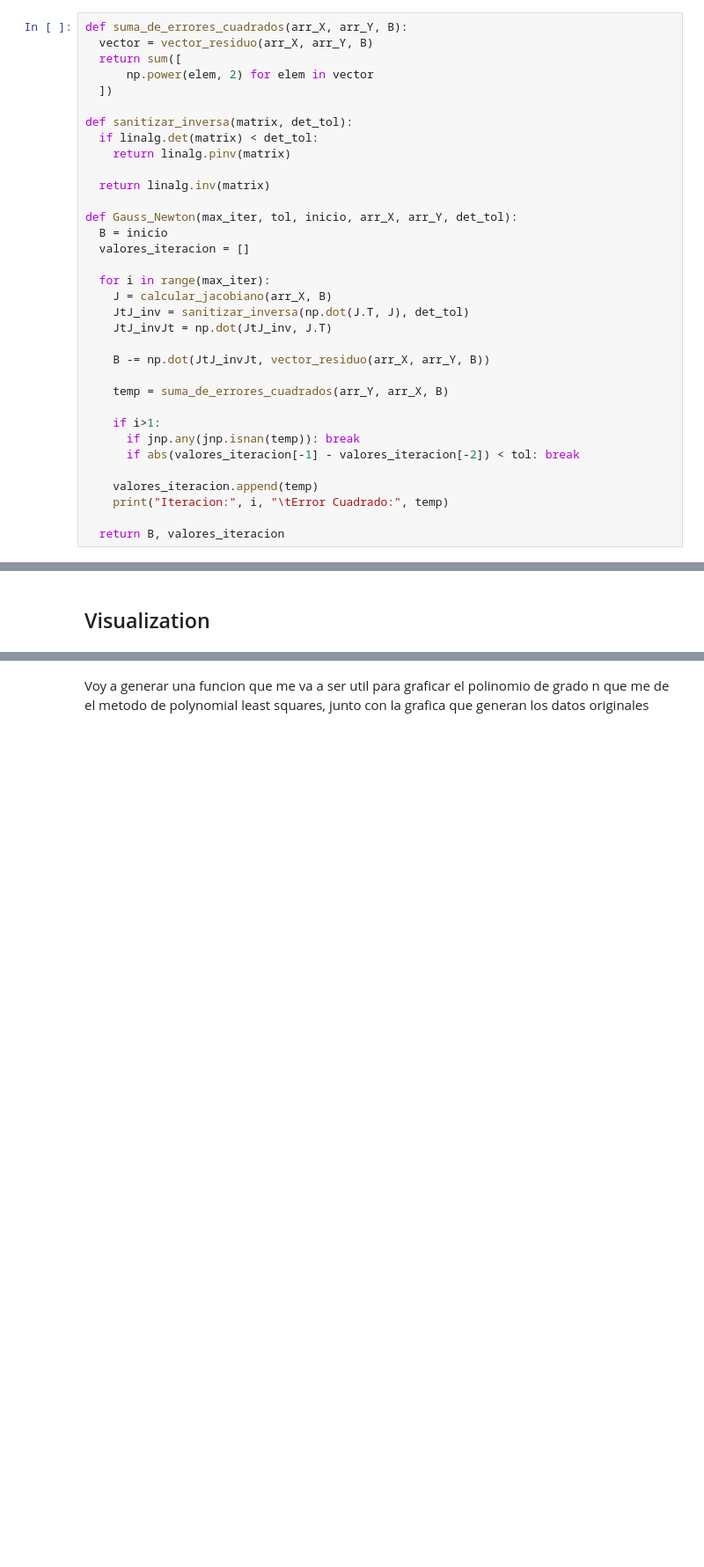
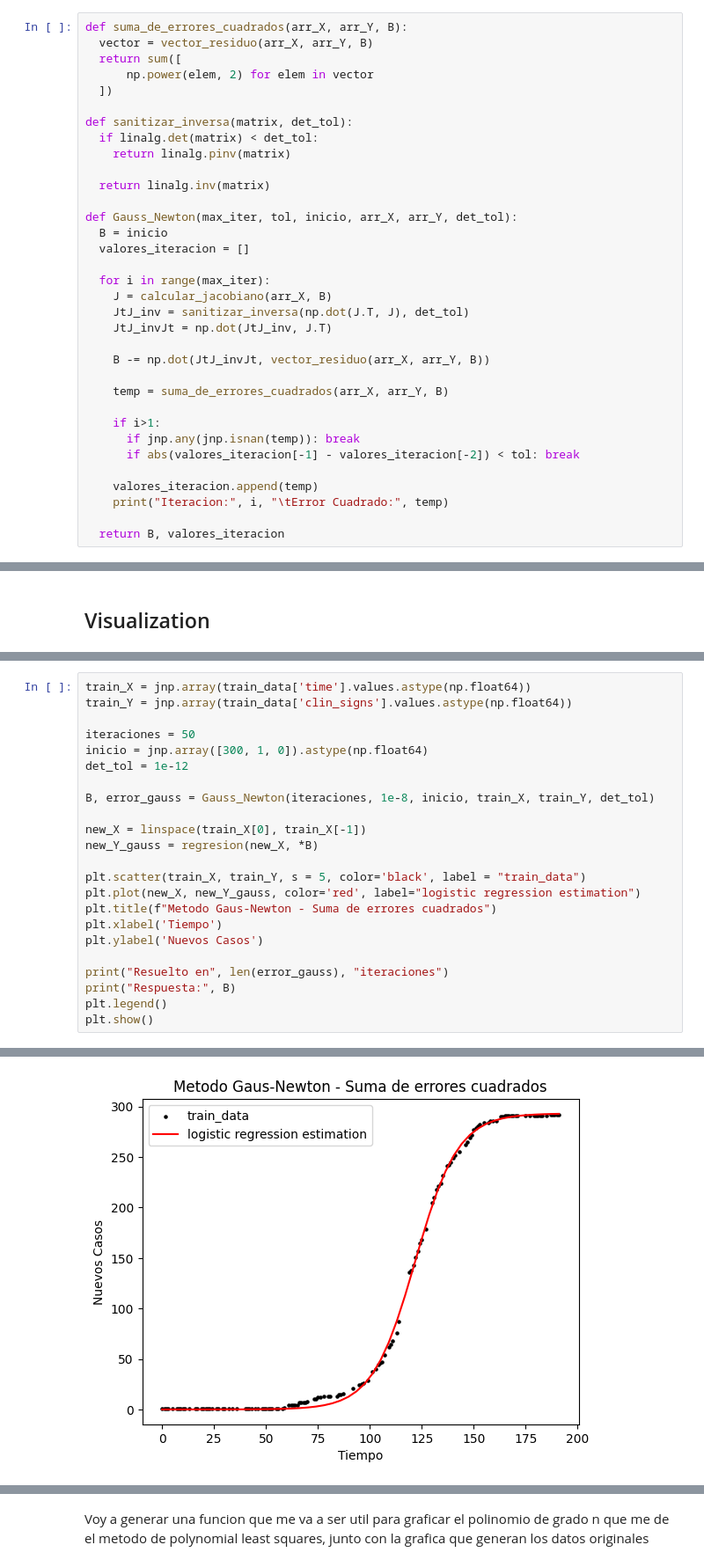
Before and after one commit to unalmedmathnum/Correa-Garcia-Lizcano-Velez, a Jupyter notebook: Tarea 2/least_squares.ipynb, the cells around one changed output, grey strips where cells are left out. Shown at 88% size. Drawn from its saved outputs; the diff is of its cells as text; blank space fills up the shorter version.

```diff
--- a/Tarea 2/least_squares.ipynb
+++ b/Tarea 2/least_squares.ipynb
@@ -184,7 +128,7 @@ def Gauss_Newton(max_iter, tol, inicio, arr_X, arr_Y, det_tol):
 
     B -= np.dot(JtJ_invJt, vector_residuo(arr_X, arr_Y, B))
 
-    temp = suma_de_errores_cuadrados(arr_Y, arr_X, B)
+    temp = suma_de_errores_cuadrados(arr_X, arr_Y, B)
 
     if i>1:
       if jnp.any(jnp.isnan(temp)): break
@@ -200,0 +199,24 @@ def Gauss_Newton(max_iter, tol, inicio, arr_X, arr_Y, det_tol):
+# %%
+train_X = jnp.array(train_data['time'].values.astype(np.float64))
+train_Y = jnp.array(train_data['clin_signs'].values.astype(np.float64))
+
+iteraciones = 50
+inicio = jnp.array([300, 1, 0]).astype(np.float64)
+det_tol = 1e-12
+
+B, error_gauss = Gauss_Newton(iteraciones, 1e-8, inicio, train_X, train_Y, det_tol)
+
+new_X = linspace(train_X[0], train_X[-1])
+new_Y_gauss = regresion(new_X, *B)
+
+plt.scatter(train_X, train_Y, s = 5, color='black', label = "train_data")
+plt.plot(new_X, new_Y_gauss, color='red', label="logistic regression estimation")
+plt.title(f"Metodo Gaus-Newton - Suma de errores cuadrados")
+plt.xlabel('Tiempo')
+plt.ylabel('Nuevos Casos')
+
+print("Resuelto en", len(error_gauss), "iteraciones")
+print("Respuesta:", B)
+plt.legend()
+plt.show()
+# %% [output]
@@ -200,0 +235 @@ def Gauss_Newton(max_iter, tol, inicio, arr_X, arr_Y, det_tol):
+[figure, added]
```
Also changed, not shown: parts of 26 cells of this notebook.
